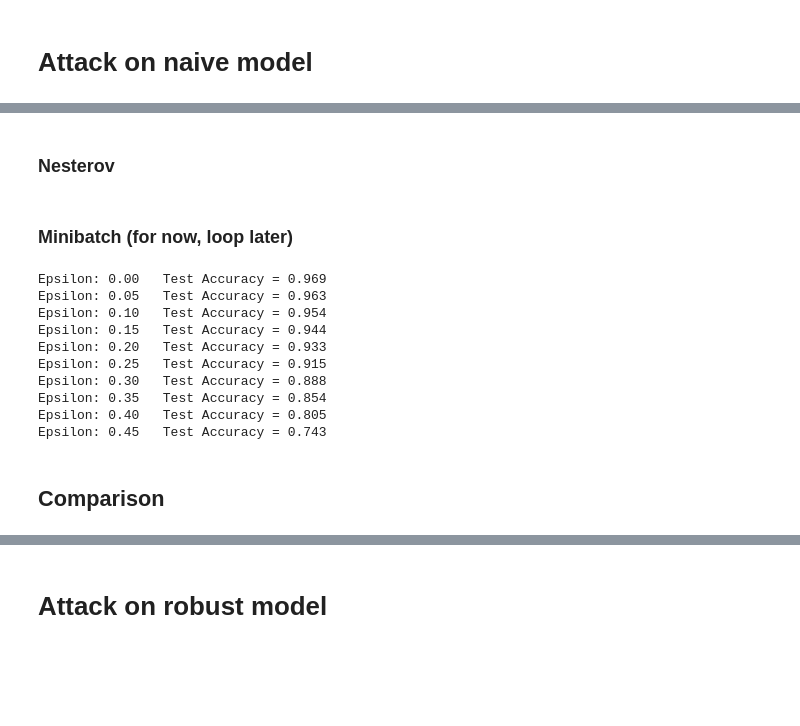
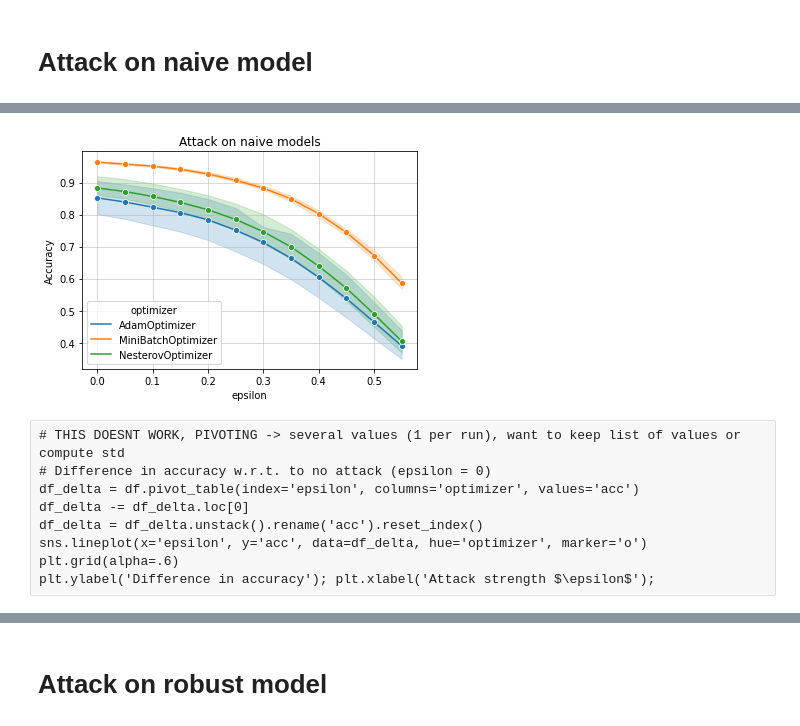
Before and after one commit to matthiaszeller/optml_project, a Jupyter notebook: Merged-notebook.ipynb, the cells around one changed output, grey strips where cells are left out. Cells and saved outputs as stored; diff of their text form; code cells hidden in the pictures; blank space fills up the shorter version.

```diff
--- a/Merged-notebook.ipynb
+++ b/Merged-notebook.ipynb
@@ -304,2 +376,0 @@ Epsilon: 0.45   Test Accuracy = 0.745
-# %% [markdown]
-### Nesterov
@@ -327,23 +377,9 @@ for optimizer, network in naive_networks.items():
-# %% [markdown]
-### Minibatch (for now, loop later)
-# %%
-accuracy_naive= []
-losses_naive= []
-
-for eps in epsilons:
-    loss_attack, acc_attack  = attack(net_naive_mini,  training_config['loss_fun'],training_config['metric_fun'], test_loader, epsilon=eps, device=device)
-    accuracy_naive.append(acc_attack)
-    losses_naive.append(loss_attack)
-# %% [output]
-Epsilon: 0.00   Test Accuracy = 0.969
-Epsilon: 0.05   Test Accuracy = 0.963
-Epsilon: 0.10   Test Accuracy = 0.954
-Epsilon: 0.15   Test Accuracy = 0.944
-Epsilon: 0.20   Test Accuracy = 0.933
-Epsilon: 0.25   Test Accuracy = 0.915
-Epsilon: 0.30   Test Accuracy = 0.888
-Epsilon: 0.35   Test Accuracy = 0.854
-Epsilon: 0.40   Test Accuracy = 0.805
-Epsilon: 0.45   Test Accuracy = 0.743
-# %% [markdown]
-## Comparison
+# %%
+df = pd.DataFrame(data_naive_attack).sort_values(['optimizer', 'epsilon'])
+# Raw accuracy in function of attack stength
+sns.lineplot(x='epsilon', y='acc', data=df, hue='optimizer', marker='o')
+plt.grid(alpha=.6)
+plt.ylabel('Accuracy');
+plt.title('Attack on naive models');
+# %% [output]
+[figure, added]
@@ -349,0 +388,9 @@ Epsilon: 0.45   Test Accuracy = 0.743
+# %% [raw]
+# THIS DOESNT WORK, PIVOTING -> several values (1 per run), want to keep list of values or compute std
+# Difference in accuracy w.r.t. to no attack (epsilon = 0)
+df_delta = df.pivot_table(index='epsilon', columns='optimizer', values='acc')
+df_delta -= df_delta.loc[0]
+df_delta = df_delta.unstack().rename('acc').reset_index()
+sns.lineplot(x='epsilon', y='acc', data=df_delta, hue='optimizer', marker='o')
+plt.grid(alpha=.6)
+plt.ylabel('Difference in accuracy'); plt.xlabel('Attack strength $\epsilon$');
```
Also changed, not shown: parts of 59 cells of this notebook.
